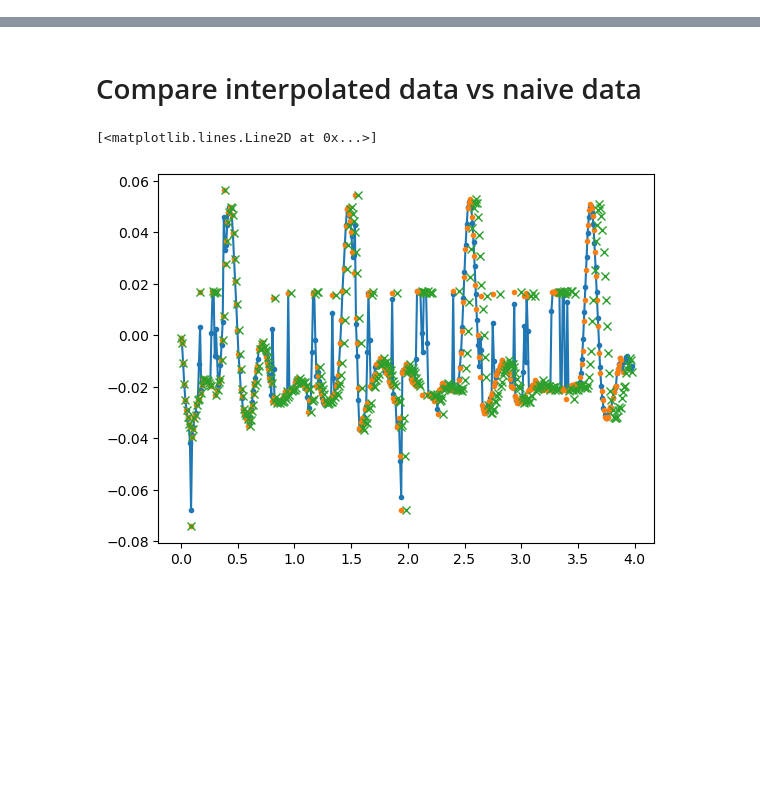
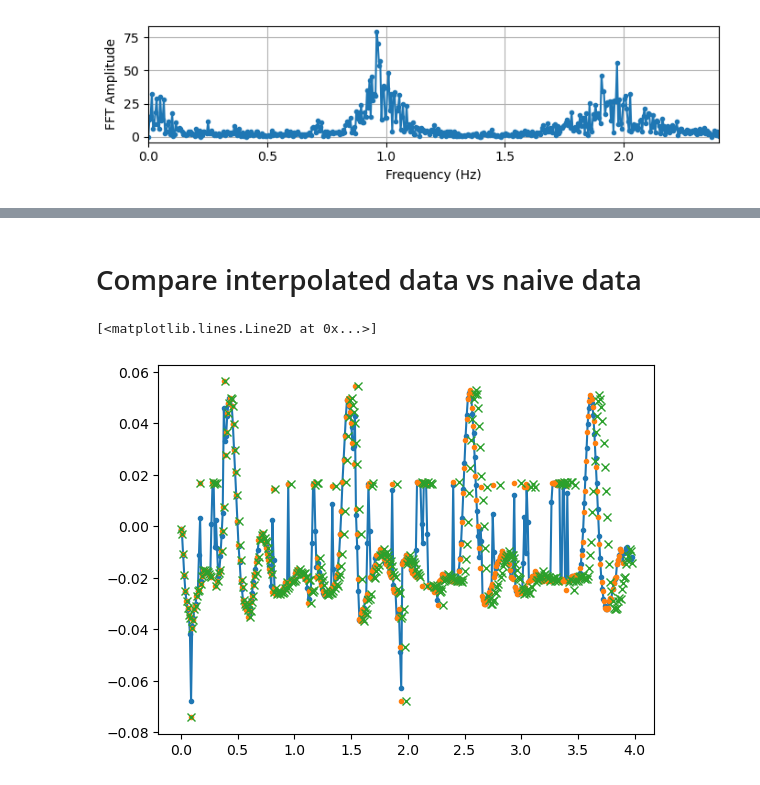
Before and after one commit to saykind/ee292s, a Jupyter notebook: project3/analysis.ipynb, the cells around one changed output, grey strips where cells are left out. Cells and saved outputs as stored; diff of their text form; code cells hidden in the pictures; blank space fills up the shorter version.

```diff
--- a/project3/analysis.ipynb
+++ b/project3/analysis.ipynb
@@ -77,3 +24,15 @@ plt.plot(fs[180:220], np.abs(s_fft)[180:220], '.-')
+# %%
+plt.figure(figsize=(7,2))
+plt.plot(fs, np.abs(s_fft), '.-')
+plt.xlim([0.,2.4])
+plt.xlabel('Frequency (Hz)')
+plt.ylabel('FFT Amplitude')
+plt.grid()
+plt.tight_layout()
+plt.savefig('output/data300Hz_200_fft.png')
+plt.show()
+# %% [output]
+[figure, added]
 # %%
 peaks, peak_ts = find_peaks(s, t)
 # %% [output]
```
Also changed, not shown: parts of 20 cells of this notebook, 2 other files.
